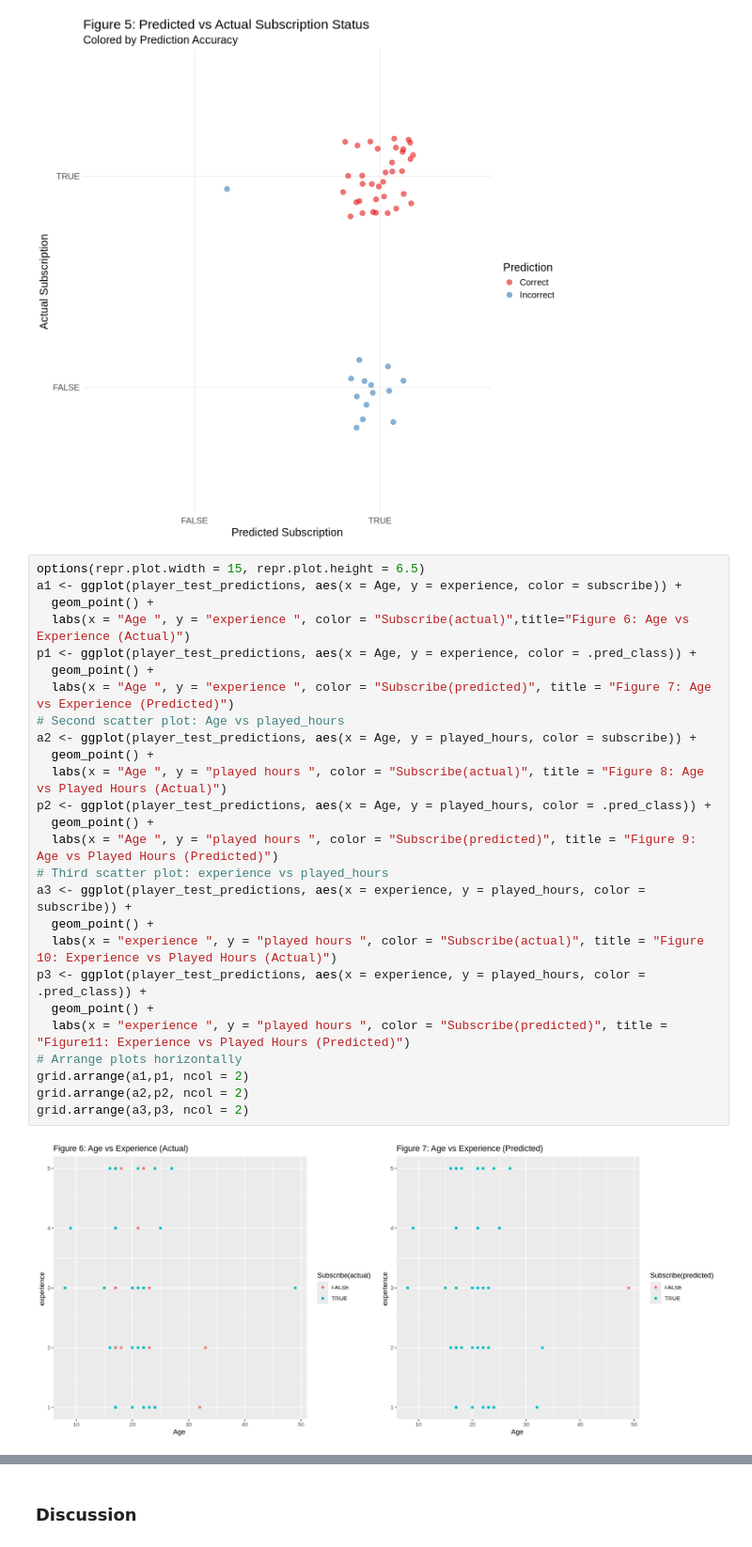
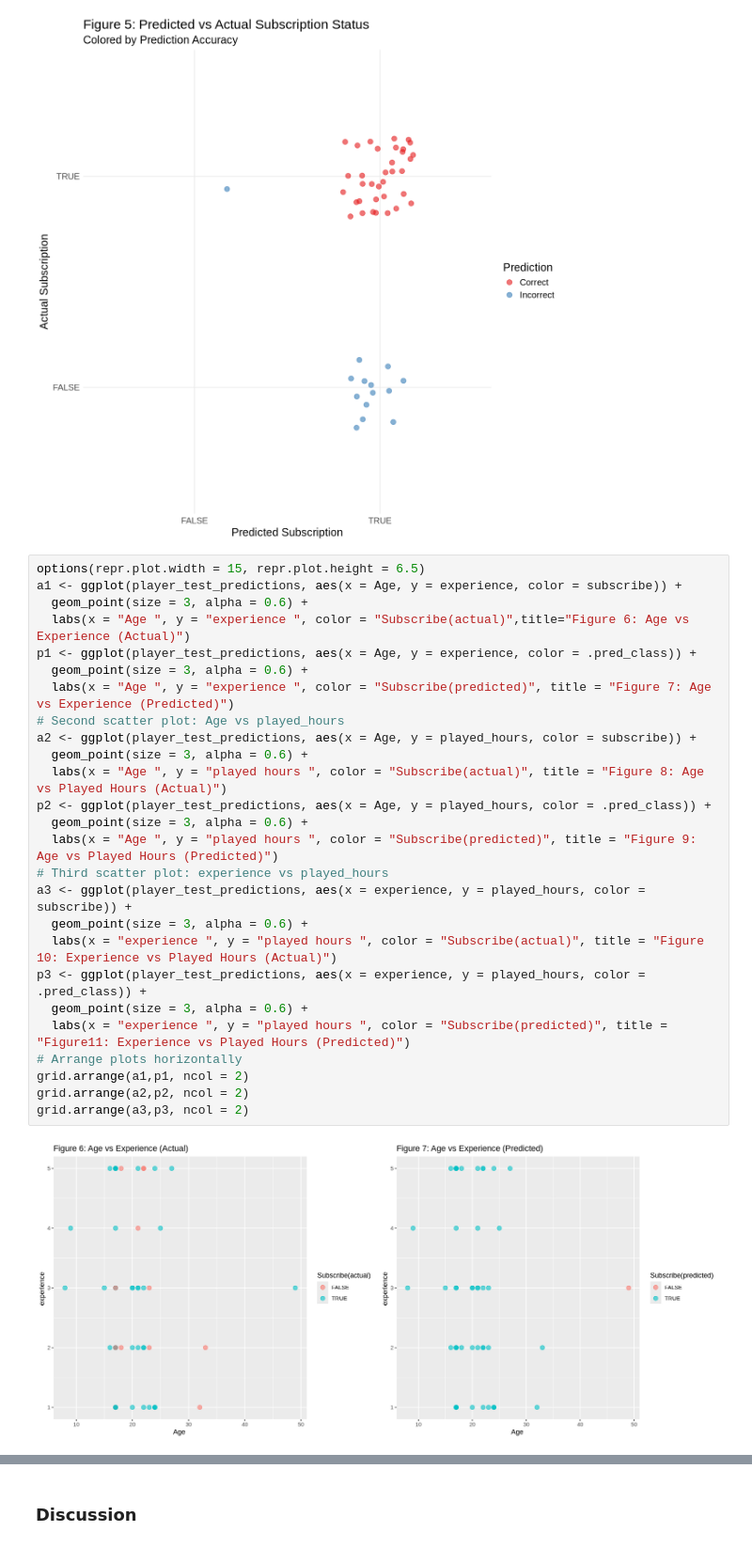
Before and after one commit to ptrjk0/dsci100-project-006-group33, a Jupyter notebook: Project.ipynb, the cells around one changed output, grey strips where cells are left out. Shown at 94% size. Saved outputs shown, nothing was run; the diff lists cells and outputs as text.

Commit message:
make last 6 figure look nicer

```diff
--- a/Project.ipynb
+++ b/Project.ipynb
@@ -308,28 +316,28 @@ scatter_pred_vs_actual
 # %%
 options(repr.plot.width = 15, repr.plot.height = 6.5)
 a1 <- ggplot(player_test_predictions, aes(x = Age, y = experience, color = subscribe)) +
-  geom_point() +
+  geom_point(size = 3, alpha = 0.6) +
   labs(x = "Age ", y = "experience ", color = "Subscribe(actual)",title="Figure 6: Age vs Experience (Actual)")
 p1 <- ggplot(player_test_predictions, aes(x = Age, y = experience, color = .pred_class)) +
-  geom_point() +
+  geom_point(size = 3, alpha = 0.6) +
   labs(x = "Age ", y = "experience ", color = "Subscribe(predicted)", title = "Figure 7: Age vs Experience (Predicted)")
 # Second scatter plot: Age vs played_hours
 a2 <- ggplot(player_test_predictions, aes(x = Age, y = played_hours, color = subscribe)) +
-  geom_point() +
+  geom_point(size = 3, alpha = 0.6) +
   labs(x = "Age ", y = "played hours ", color = "Subscribe(actual)", title = "Figure 8: Age vs Played Hours (Actual)")
 p2 <- ggplot(player_test_predictions, aes(x = Age, y = played_hours, color = .pred_class)) +
-  geom_point() +
+  geom_point(size = 3, alpha = 0.6) +
   labs(x = "Age ", y = "played hours ", color = "Subscribe(predicted)", title = "Figure 9: Age vs Played Hours (Predicted)")
 # Third scatter plot: experience vs played_hours
 a3 <- ggplot(player_test_predictions, aes(x = experience, y = played_hours, color = subscribe)) +
-  geom_point() +
+  geom_point(size = 3, alpha = 0.6) +
   labs(x = "experience ", y = "played hours ", color = "Subscribe(actual)", title = "Figure 10: Experience vs Played Hours (Actual)")
 p3 <- ggplot(player_test_predictions, aes(x = experience, y = played_hours, color = .pred_class)) +
-  geom_point() +
+  geom_point(size = 3, alpha = 0.6) +
   labs(x = "experience ", y = "played hours ", color = "Subscribe(predicted)", title = "Figure11: Experience vs Played Hours (Predicted)")
 # Arrange plots horizontally
 grid.arrange(a1,p1, ncol = 2)
 grid.arrange(a2,p2, ncol = 2)
 grid.arrange(a3,p3, ncol = 2)
 # %% [output]
-[figure, old version]
+[figure, new version]
```
Also changed, not shown: parts of 2 cells of this notebook.
